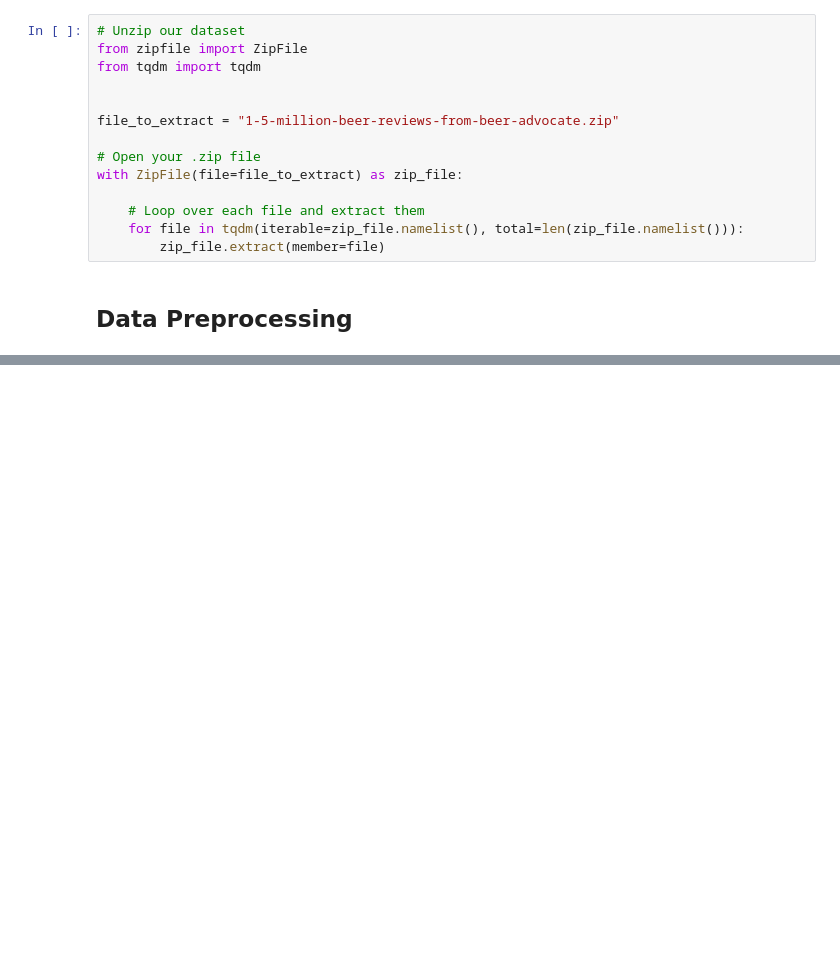
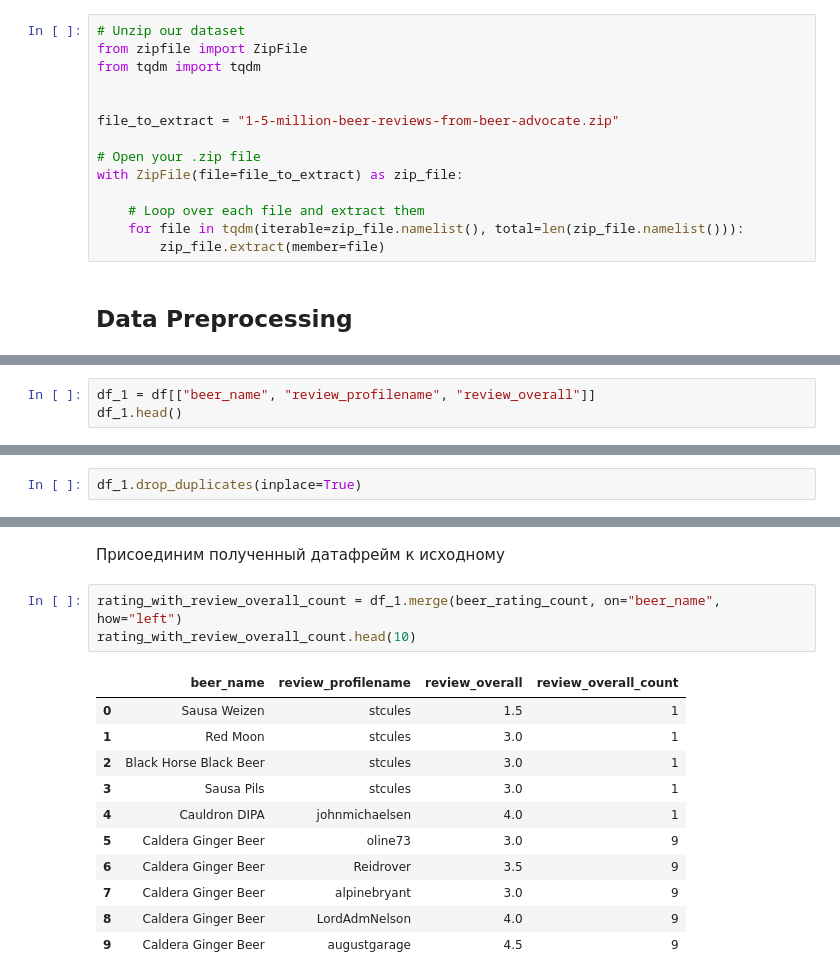
Before and after one commit to pan7ae/ml_academy_task_4, a Jupyter notebook: task_4.ipynb, the cells around one changed output, grey strips where cells are left out. Saved outputs shown, nothing was run; the diff lists cells and outputs as text; blank space fills up the shorter version.

```diff
--- a/task_4.ipynb
+++ b/task_4.ipynb
@@ -77,0 +111,3 @@ shape: (5, 14)
+# %%
+df_1 = df[["beer_name", "review_profilename", "review_overall"]]
+df_1.head()
@@ -77,0 +121,2 @@ shape: (5, 14)
+# %%
+df_1.drop_duplicates(inplace=True)
@@ -77,0 +156,17 @@ shape: (5, 14)
+# %% [markdown]
+Присоединим полученный датафрейм к исходному
+# %%
+rating_with_review_overall_count = df_1.merge(beer_rating_count, on="beer_name", how="left")
+rating_with_review_overall_count.head(10)
+# %% [output]
+|  | beer_name | review_profilename | review_overall | review_overall_count |
+| 0 | Sausa Weizen | stcules | 1.5 | 1 |
+| 1 | Red Moon | stcules | 3.0 | 1 |
+| 2 | Black Horse Black Beer | stcules | 3.0 | 1 |
+| 3 | Sausa Pils | stcules | 3.0 | 1 |
+| 4 | Cauldron DIPA | johnmichaelsen | 4.0 | 1 |
+| 5 | Caldera Ginger Beer | oline73 | 3.0 | 9 |
+| 6 | Caldera Ginger Beer | Reidrover | 3.5 | 9 |
+| 7 | Caldera Ginger Beer | alpinebryant | 3.0 | 9 |
+| 8 | Caldera Ginger Beer | LordAdmNelson | 4.0 | 9 |
+| 9 | Caldera Ginger Beer | augustgarage | 4.5 | 9 |
```
Also changed, not shown: parts of 34 cells of this notebook, 1 other file.
